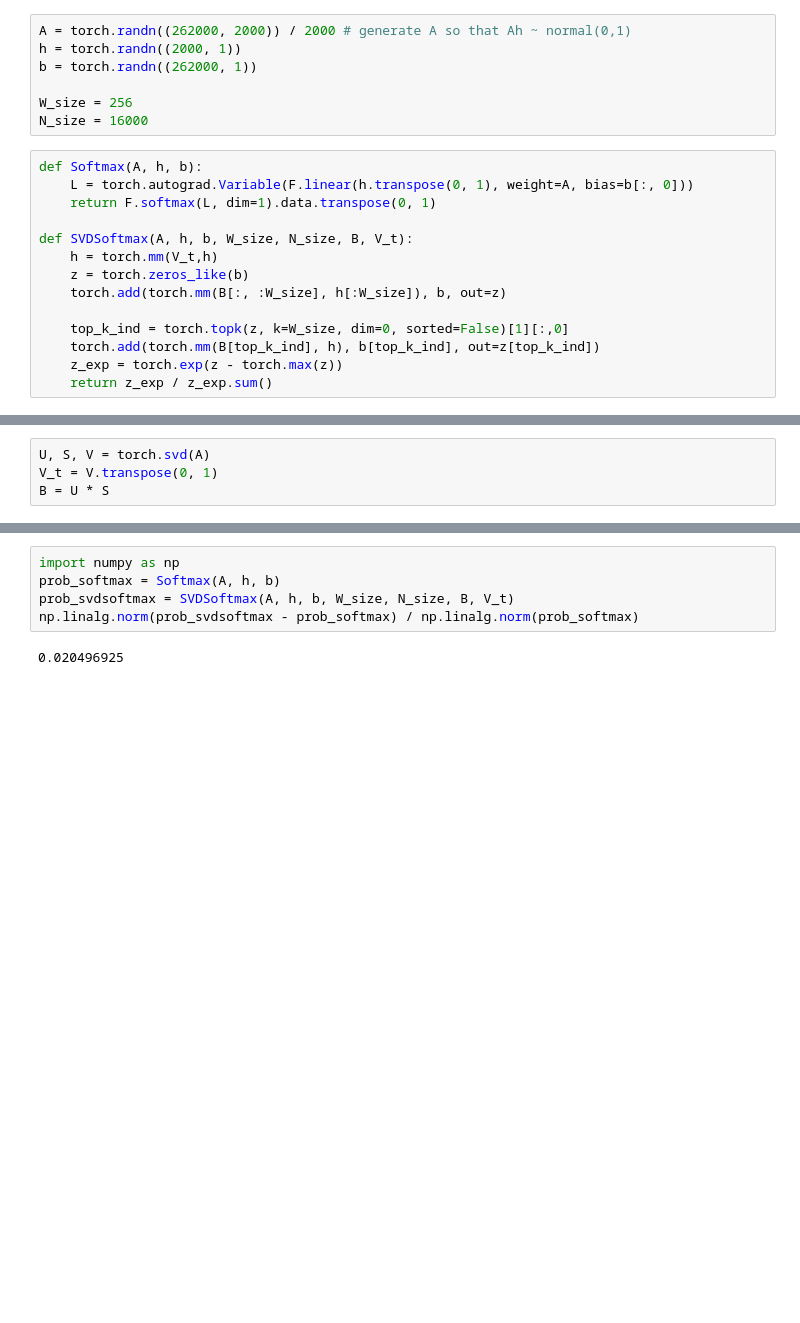
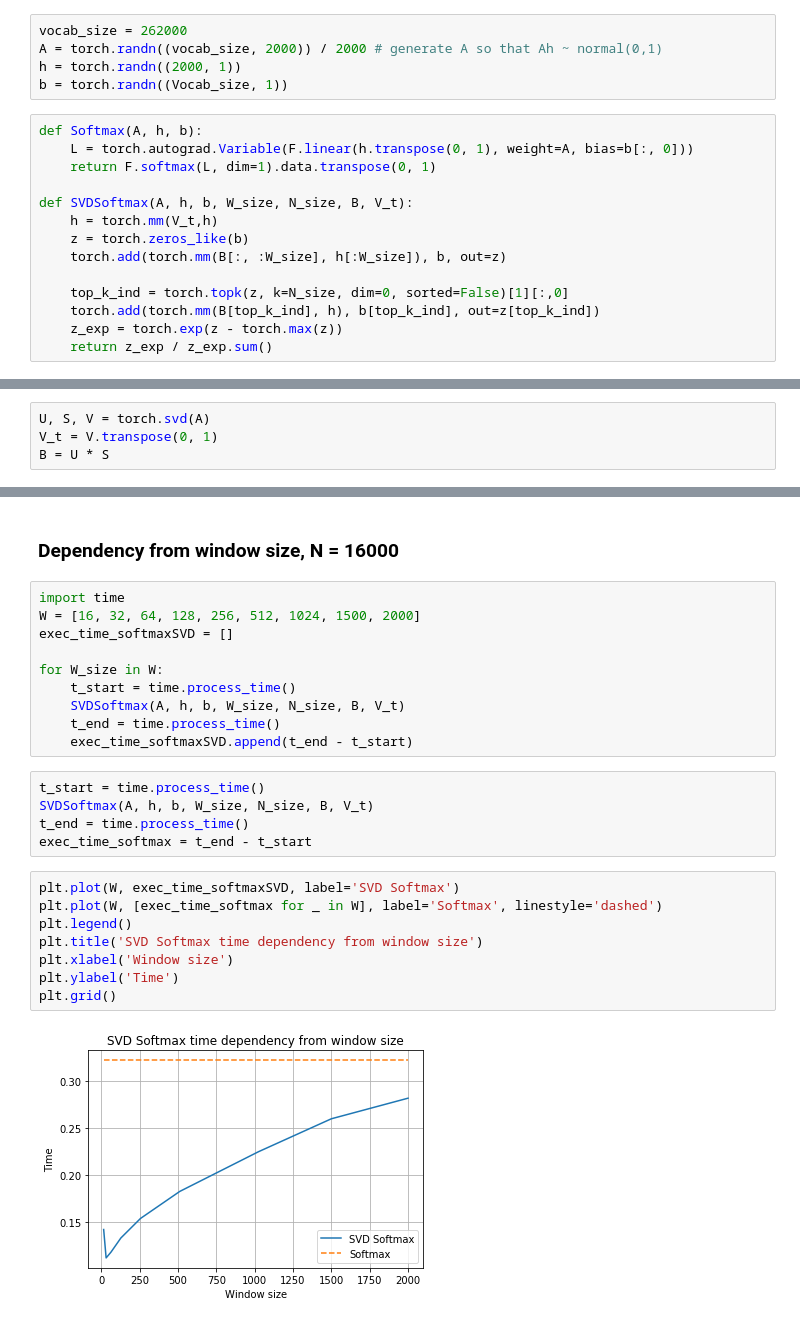
Before and after one commit to asmekal/softmax-acceleration, a Jupyter notebook: Torch time experiment.ipynb, the cells around one changed output, grey strips where cells are left out. Saved outputs shown, nothing was run; the diff lists cells and outputs as text; blank space fills up the shorter version.

Commit message:
graphics

```diff
--- a/Torch time experiment.ipynb
+++ b/Torch time experiment.ipynb
@@ -4,10 +7,8 @@ import torch.nn.functional as F
 # %%
-A = torch.randn((262000, 2000)) / 2000 # generate A so that Ah ~ normal(0,1)
+vocab_size = 262000
+A = torch.randn((vocab_size, 2000)) / 2000 # generate A so that Ah ~ normal(0,1)
 h = torch.randn((2000, 1))
-b = torch.randn((262000, 1))
-
-W_size = 256
-N_size = 16000
+b = torch.randn((Vocab_size, 1))
 # %%
 def Softmax(A, h, b):
     L = torch.autograd.Variable(F.linear(h.transpose(0, 1), weight=A, bias=b[:, 0]))
@@ -18,7 +19,7 @@ def SVDSoftmax(A, h, b, W_size, N_size, B, V_t):
     z = torch.zeros_like(b)
     torch.add(torch.mm(B[:, :W_size], h[:W_size]), b, out=z)
 
-    top_k_ind = torch.topk(z, k=W_size, dim=0, sorted=False)[1][:,0]
+    top_k_ind = torch.topk(z, k=N_size, dim=0, sorted=False)[1][:,0]
     torch.add(torch.mm(B[top_k_ind], h), b[top_k_ind], out=z[top_k_ind])
     z_exp = torch.exp(z - torch.max(z))
     return z_exp / z_exp.sum()
@@ -37,7 +44,27 @@ B = U * S
-# %%
-import numpy as np
-prob_softmax = Softmax(A, h, b)
-prob_svdsoftmax = SVDSoftmax(A, h, b, W_size, N_size, B, V_t)
-np.linalg.norm(prob_svdsoftmax - prob_softmax) / np.linalg.norm(prob_softmax)
-# %% [output]
-0.020496925
+# %% [markdown]
+### Dependency from window size, N = 16000
+# %%
+import time
+W = [16, 32, 64, 128, 256, 512, 1024, 1500, 2000]
+exec_time_softmaxSVD = []
+
+for W_size in W:
+    t_start = time.process_time()
+    SVDSoftmax(A, h, b, W_size, N_size, B, V_t)
+    t_end = time.process_time()
+    exec_time_softmaxSVD.append(t_end - t_start)
+# %%
+t_start = time.process_time()
+SVDSoftmax(A, h, b, W_size, N_size, B, V_t)
+t_end = time.process_time()
+exec_time_softmax = t_end - t_start
+# %%
+plt.plot(W, exec_time_softmaxSVD, label='SVD Softmax')
+plt.plot(W, [exec_time_softmax for _ in W], label='Softmax', linestyle='dashed')
+plt.legend()
+plt.title('SVD Softmax time dependency from window size')
+plt.xlabel('Window size')
+plt.ylabel('Time')
+plt.grid()
+# %% [output]
+[figure, added]
```
Also changed, not shown: parts of 8 cells of this notebook.
